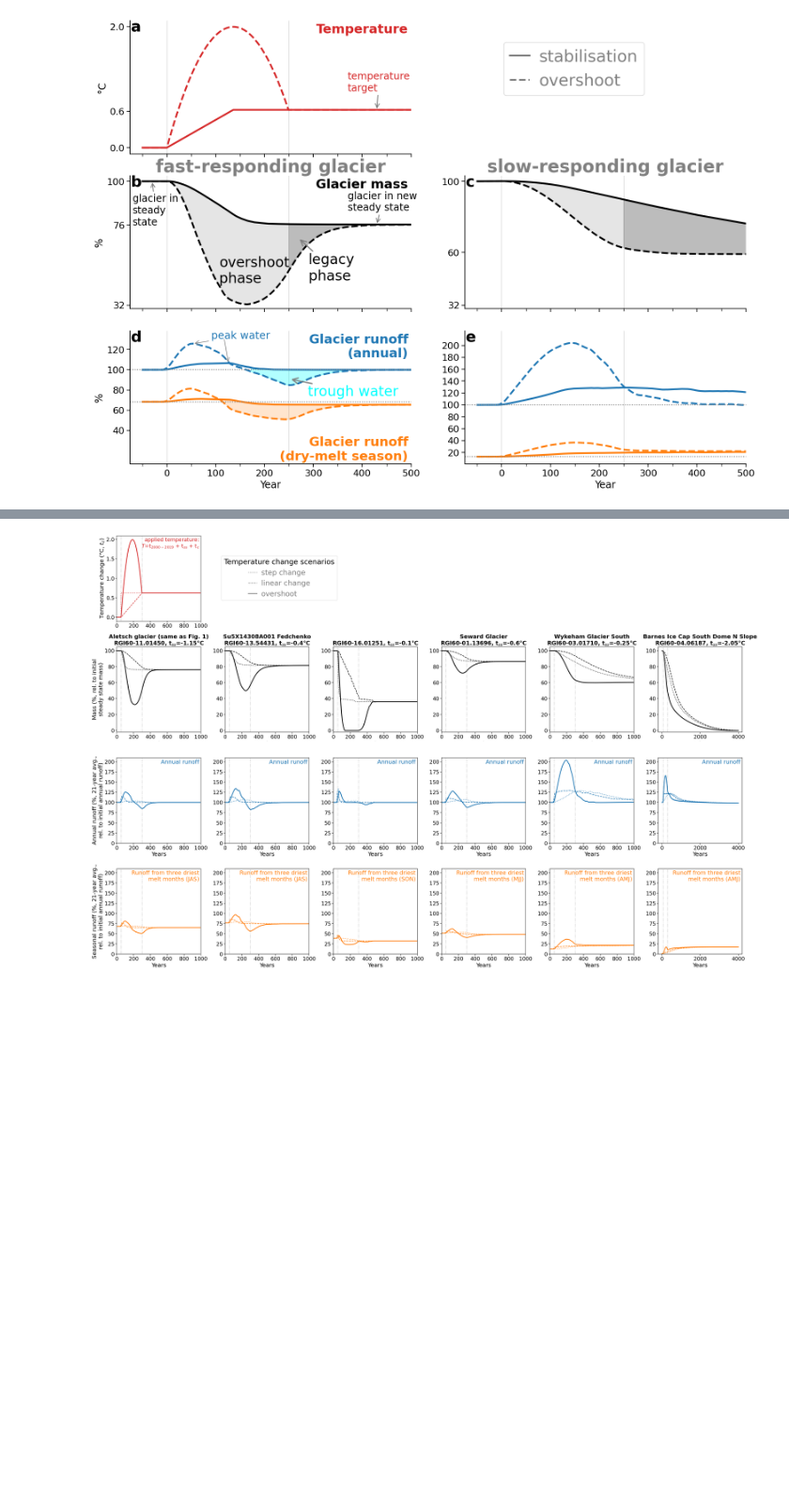
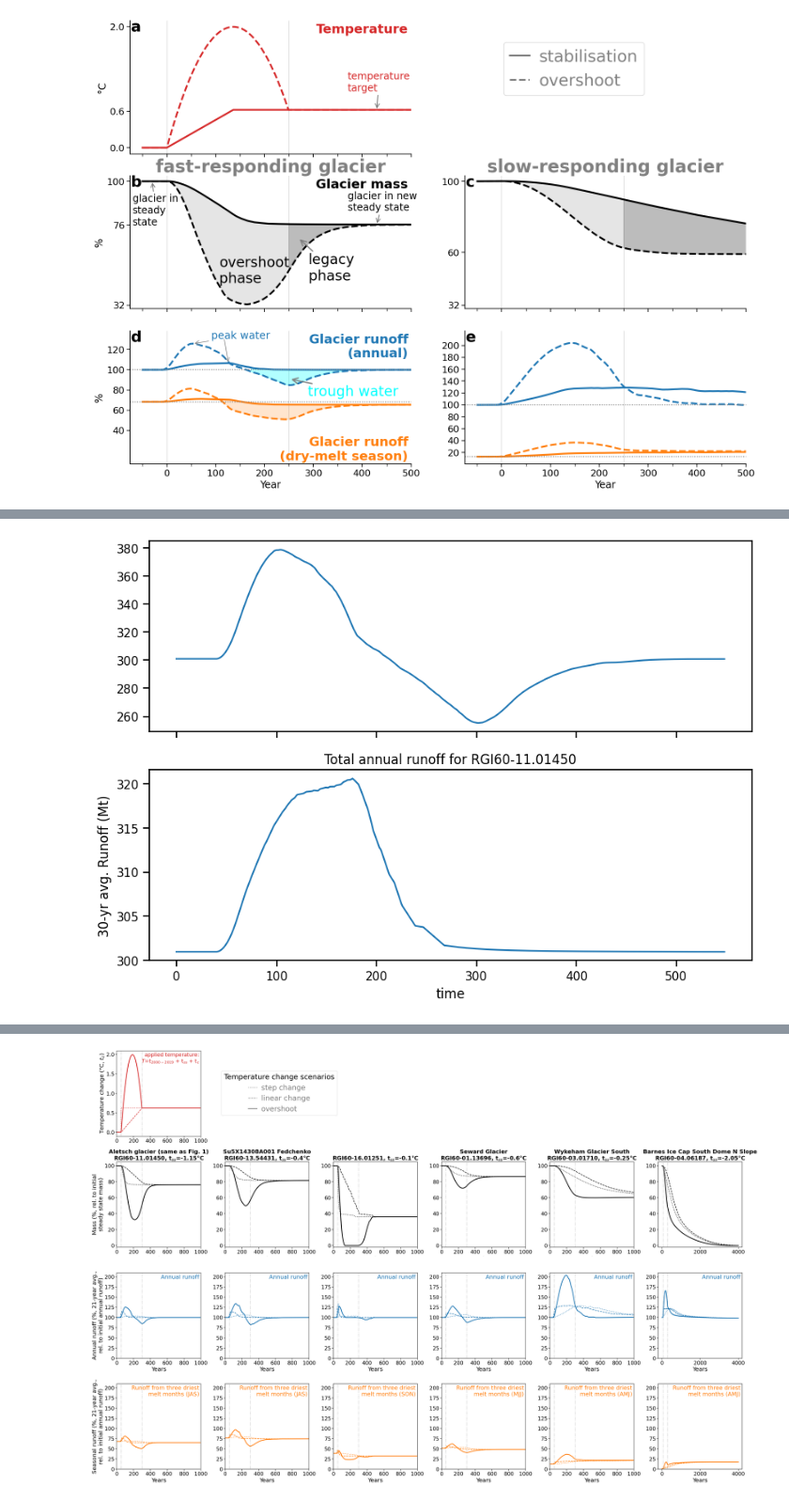
Before and after one commit to lilianschuster/glacier_overshoot_irreversibility_trough_water, a Jupyter notebook: analysis_notebooks/schuster_el_al_phd_paper_2_overshoot_glaciers/1_idealised_suppl_comparison.ipynb, the cells around one changed output, grey strips where cells are left out. Shown at 94% size. Cells and saved outputs as stored; diff of their text form; code cells hidden in the pictures; blank space fills up the shorter version.

```diff
--- a/analysis_notebooks/schuster_el_al_phd_paper_2_overshoot_glaciers/1_idealised_suppl_comparison.ipynb
+++ b/analysis_notebooks/schuster_el_al_phd_paper_2_overshoot_glaciers/1_idealised_suppl_comparison.ipynb
@@ -465,4 +428,5 @@ num_dict = {
 # %%
+# for Fig. 1 we only show one fast responding glacier (Aletsch glacier) and one slower responding glacier (Wykeham Glacier South)
 gdirs_sel_fig1 = [gdirs[0],gdirs[-2]]
 
 with_step_ch = False
@@ -472,7 +436,6 @@ axs = axs.flatten()
 
 j = 0
 
-#ds.length_m.plot(ax=axs[1]);
 if with_step_ch:
     temp_bias_step.plot(ax=axs[0], c='C3', ls=':', lw=3, label='step change');
 (temp_bias_ts_lin-temp_bias_ts.iloc[0]).plot(ax=axs[0], c='C3', ls='-', lw=3, label='stabilisation');
@@ -481,7 +444,8 @@ axs[0].text(0.99, 0.98, 'Temperature', weight='bold',
          ha='right', va='top', transform=axs[0].transAxes,
         fontsize=22, color='C3')
 
-axs[0].set_xlabel(''); #axs[0].set_title(f'{rgi_id}'); axs[0].set_xlabel('');
+axs[0].set_xlabel('');
+#axs[0].set_title(f'{rgi_id}'); axs[0].set_xlabel('');
 #axs[0].set_title('Temperature', fontsize=22)
 #leg.get_title().set_color('C3')
 
@@ -492,7 +456,6 @@ axs[0].annotate('temperature\ntarget',(480,temp_bias_ts_lin.iloc[-1]-temp_bias_t
                 color='C3',
            arrowprops={'arrowstyle':'->','color':'grey', 'linewidth': 1.5}, fontsize=17)
 
-##
 for j,gdir in enumerate(gdirs_sel_fig1):
     ds = ds_d[gdir.rgi_id]
     ds_lin = ds_lin_d[gdir.rgi_id]
@@ -529,7 +492,7 @@ for j,gdir in enumerate(gdirs_sel_fig1):
     axs[2+j].fill_between(ds_lin.time.sel(time=slice(t,ds_lin.time.values[-1])), (100*ds.sel(time=slice(t,ds.time.values[-1])).volume_m3/init_vol),
                          (100*ds_lin.sel(time=slice(t,ds_lin.time.values[-1])).volume_m3/init_vol), alpha=0.2, color='grey')
     if j==0:
-        axs[2+j].annotate('overshoot\nphase', #additional\nwarming\nreduces\nice',
+        axs[2+j].annotate('overshoot\nphase', # additional\nwarming\nreduces\nice',
                           (157,eq1*0.58),color='black',
                            fontsize=24)
 
@@ -555,11 +518,11 @@ for j,gdir in enumerate(gdirs_sel_fig1):
 
     #axs[2].fill_between(df_runoff.index,
     #                 df_runoff.iloc[0].sum(), df_runoff.sum(axis=1).values, alpha = 0.3, color='C0')
-
+    # trough water condition, both diff hast to be <=-5% but also it needs to be smaller than the baseline (initial)
     diff = (-df_runoff_lin.sum(axis=1)+df_runoff.sum(axis=1))
     diff_initial = -df_runoff.sum(axis=1).iloc[0] + df_runoff.sum(axis=1)
-    axs[4+j].fill_between(df_runoff_lin.index, (100*df_runoff_lin.sum(axis=1).where((diff<-5)&(diff_initial<-5))/init_runoff),
-                                            (100*df_runoff.sum(axis=1).where((diff<-5)&(diff_initial<-5))/init_runoff), alpha=0.3, color='cyan')
+    axs[4+j].fill_between(df_runoff_lin.index, (100*df_runoff_lin.sum(axis=1).where((diff<=-5)&(diff_initial<=-5))/init_runoff),
+                                            (100*df_runoff.sum(axis=1).where((diff<=-5)&(diff_initial<=-5))/init_runoff), alpha=0.3, color='cyan')
     pw = (100*df_runoff.sum(axis=1).max()/init_runoff)
     tw = (100*df_runoff.sum(axis=1).min()/init_runoff)
     axs[4+j].set_ylim([(100*df_runoff_sum.sum(axis=1).min()*0.95/init_runoff),pw*1.1])
@@ -607,8 +570,8 @@ for j,gdir in enumerate(gdirs_sel_fig1):
 
     diff = (-df_runoff_dry_lin.sum(axis=1)+df_runoff_dry.sum(axis=1))
     diff_initial = -df_runoff_dry_lin.sum(axis=1).iloc[0] + df_runoff_dry.sum(axis=1)
-    axs[4+j].fill_between(df_runoff_dry_lin.index, (100*df_runoff_dry_lin.sum(axis=1).where((diff<-5)&(diff_initial<-5))/init_runoff),
-                                                  (100*df_runoff_dry.sum(axis=1).where((diff<-5)&(diff_initial<-5))/init_runoff), alpha=0.2, color='tab:orange') #, label='')
+    axs[4+j].fill_between(df_runoff_dry_lin.index, (100*df_runoff_dry_lin.sum(axis=1).where((diff<=-5)&(diff_initial<=-5))/init_runoff),
+                                                  (100*df_runoff_dry.sum(axis=1).where((diff<=-5)&(diff_initial<=-5))/init_runoff), alpha=0.2, color='tab:orange') #, label='')
 
 
     #leg = axs[3].legend(title='Melt-season glacier runoff', title_fontsize=22, frameon=False)#, fontsize=20)
@@ -1022,0 +1147,58 @@ Object `ax.set_minor_formatter` not found.
+# %%
+rgi_id = gdir.rgi_id
+fig, axs = plt.subplots(2,1, figsize=(10, 7), sharex=True)
+ax = axs[0]
+sel_vars = [v for v in ds.variables if 'month_2d' not in ds[v].dims]
+df_annual = ds[sel_vars].to_dataframe()
+
+# Select only the runoff variables
+runoff_vars = ['melt_off_glacier', 'melt_on_glacier', 'liq_prcp_off_glacier', 'liq_prcp_on_glacier']
+# Convert them to megatonnes (instead of kg)
+df_runoff = df_annual[runoff_vars] * 1e-9
+# We smooth the output, which is otherwize noisy because of area discretization
+df_runoff = df_runoff.rolling(roll, center=True, min_periods=1).mean()
+
+labels_nice_dict = {'melt_off_glacier': 'melt off glacier',
+ 'melt_on_glacier': 'melt on glacier',
+ 'liq_prcp_off_glacier': 'liquid precipitation off glacier',
+ 'liq_prcp_on_glacier': 'liquid precipitation on glacier'}
+
+df_runoff = df_runoff.rename(columns=labels_nice_dict)
+df_runoff.sum(axis=1).plot(ax=ax);
+plt.ylabel('30-yr avg. Runoff (Mt)'); plt.xlabel('Years'); plt.title(f'Total annual runoff for {rgi_id}');
+
+
+df_annual_prcp_ch_inc = ds_prcp_ch_inc[sel_vars].to_dataframe()
+df_runoff_prcp_ch_inc = df_annual_prcp_ch_inc[runoff_vars] * 1e-9
+df_runoff_prcp_ch_inc = df_runoff_prcp_ch_inc.rolling(roll, center=True, min_periods=1).mean()
+df_runoff_prcp_ch_inc = df_runoff_prcp_ch_inc.rename(columns=labels_nice_dict)
+
+df_annual_prcp_ch_dec = ds_prcp_ch_dec[sel_vars].to_dataframe()
+df_runoff_prcp_ch_dec = df_annual_prcp_ch_dec[runoff_vars] * 1e-9
+df_runoff_prcp_ch_dec = df_runoff_prcp_ch_dec.rolling(roll, center=True, min_periods=1).mean()
+df_runoff_prcp_ch_dec = df_runoff_prcp_ch_dec.rename(columns=labels_nice_dict)
+
+##############_
+ax = axs[1]
+sel_vars = [v for v in ds_lin.variables if 'month_2d' not in ds_lin[v].dims]
+df_annual_lin = ds_lin[sel_vars].to_dataframe()
+
+# Convert them to megatonnes (instead of kg)
+df_runoff_lin = df_annual_lin[runoff_vars] * 1e-9
+# We smooth the output, which is otherwize noisy because of area discretization
+df_runoff_lin = df_runoff_lin.rolling(roll, center=True, min_periods=1).mean()
+
+df_runoff_lin = df_runoff_lin.rename(columns=labels_nice_dict)
+df_runoff_lin.sum(axis=1).plot(ax=ax);
+
+df_annual_lin_prcp_ch_inc = ds_lin_prcp_ch_inc[sel_vars].to_dataframe()
+df_runoff_lin_prcp_ch_inc = df_annual_lin_prcp_ch_inc[runoff_vars] * 1e-9
+df_runoff_lin_prcp_ch_inc = df_runoff_lin_prcp_ch_inc.rolling(roll, center=True, min_periods=1).mean()
+df_runoff_lin_prcp_ch_inc = df_runoff_lin_prcp_ch_inc.rename(columns=labels_nice_dict)
+
+df_annual_lin_prcp_ch_dec = ds_lin_prcp_ch_dec[sel_vars].to_dataframe()
+df_runoff_lin_prcp_ch_dec = df_annual_lin_prcp_ch_dec[runoff_vars] * 1e-9
+df_runoff_lin_prcp_ch_dec = df_runoff_lin_prcp_ch_dec.rolling(roll, center=True, min_periods=1).mean()
+df_runoff_lin_prcp_ch_dec = df_runoff_lin_prcp_ch_dec.rename(columns=labels_nice_dict)
+# %% [output]
+[figure, added]
```
Also changed, not shown: parts of 33 cells of this notebook, 40 other files.
